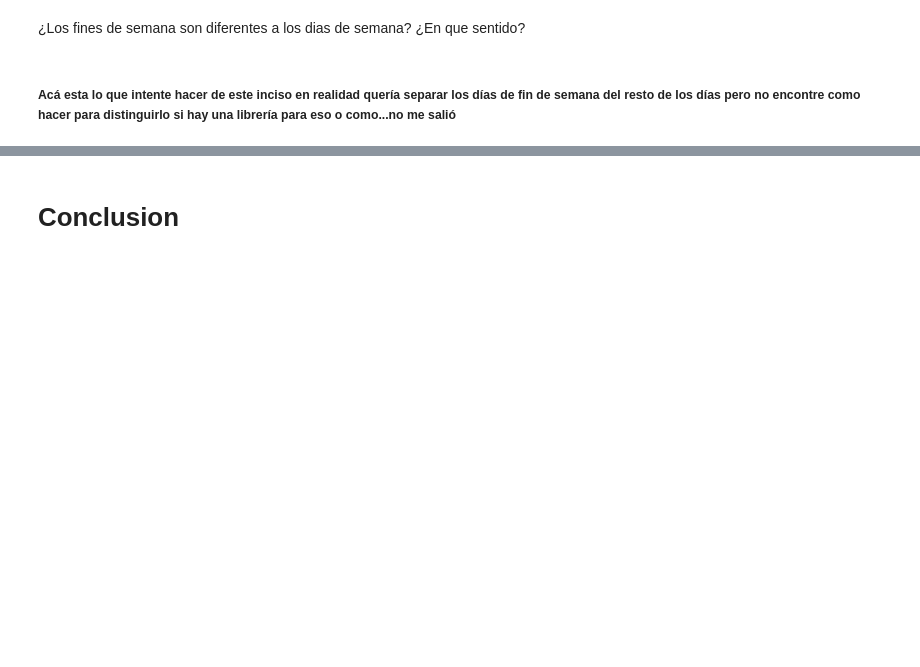
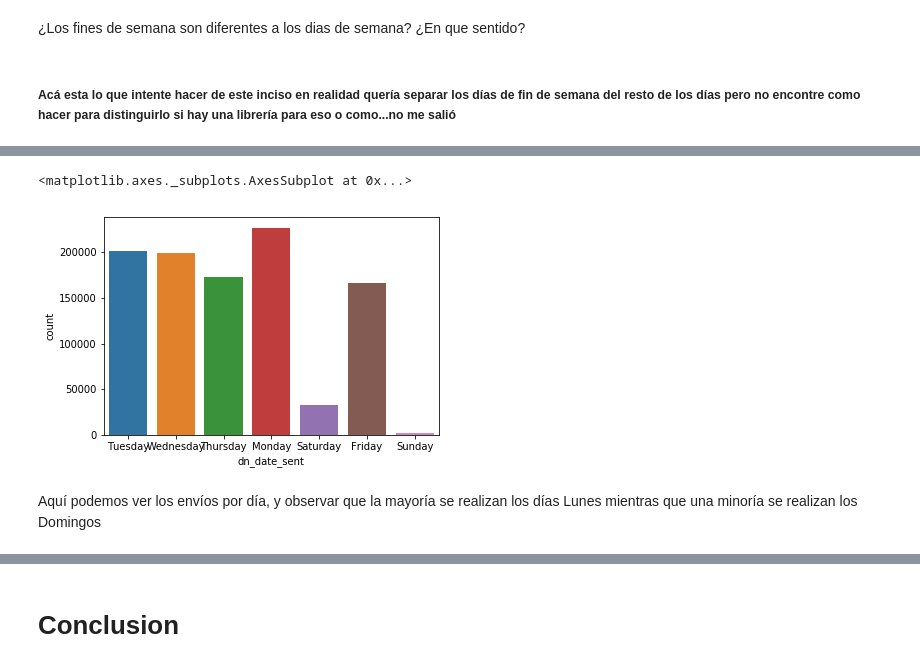
Before and after one commit to manquius/series_temporales, a Jupyter notebook: Practico1_isa.ipynb, the cells around one changed output, grey strips where cells are left out. Drawn from its saved outputs; the diff is of its cells as text; code cells hidden in the pictures; blank space fills up the shorter version.

```diff
--- a/Practico1_isa.ipynb
+++ b/Practico1_isa.ipynb
@@ -369,0 +357,7 @@ AttributeError: type object 'datetime.datetime' has no attribute 'datetime'
+# %%
+sb.countplot(df['dn_date_sent'])
+# %% [output]
+<matplotlib.axes._subplots.AxesSubplot at 0x...>
+[figure, added]
+# %% [markdown]
+Aquí podemos ver los envíos por día, y observar que la mayoría se realizan los días Lunes mientras que una minoría se realizan los Domingos
```
Also changed, not shown: parts of 26 cells of this notebook.
